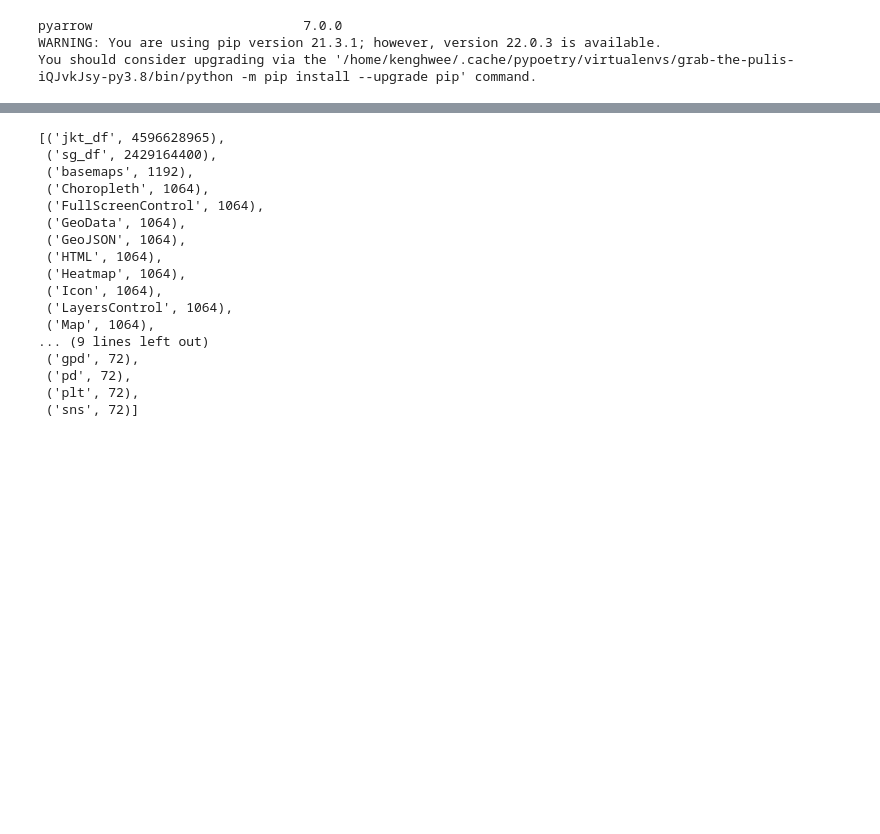
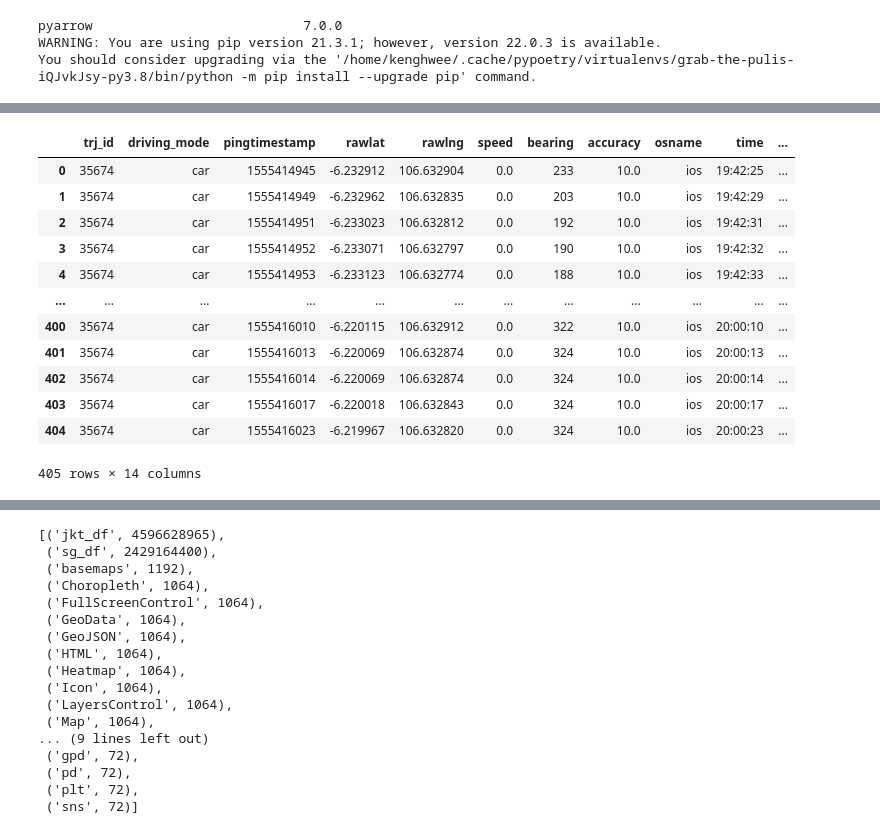
Before and after one commit to kenghweeng/Grab_The_Pulis, a Jupyter notebook: grabxpulis.ipynb, the cells around one changed output, grey strips where cells are left out. Cells and saved outputs as stored; diff of their text form; code cells hidden in the pictures; blank space fills up the shorter version.

```diff
--- a/grabxpulis.ipynb
+++ b/grabxpulis.ipynb
@@ -52,0 +85,16 @@ jkt_dfclean.to_feather('data/processed_jkt.ftr')
+# %%
+jkt_dfclean.loc[jkt_dfclean['trj_id'] == '35674']
+# %% [output]
+|  | trj_id | driving_mode | pingtimestamp | rawlat | rawlng | speed | bearing | accuracy | osname | time | ... |
+| 0 | 35674 | car | 1555414945 | -6.232912 | 106.632904 | 0.0 | 233 | 10.0 | ios | 19:42:25 | ... |
+| 1 | 35674 | car | 1555414949 | -6.232962 | 106.632835 | 0.0 | 203 | 10.0 | ios | 19:42:29 | ... |
+| 2 | 35674 | car | 1555414951 | -6.233023 | 106.632812 | 0.0 | 192 | 10.0 | ios | 19:42:31 | ... |
+| 3 | 35674 | car | 1555414952 | -6.233071 | 106.632797 | 0.0 | 190 | 10.0 | ios | 19:42:32 | ... |
+| 4 | 35674 | car | 1555414953 | -6.233123 | 106.632774 | 0.0 | 188 | 10.0 | ios | 19:42:33 | ... |
+| ... | ... | ... | ... | ... | ... | ... | ... | ... | ... | ... | ... |
+| 400 | 35674 | car | 1555416010 | -6.220115 | 106.632912 | 0.0 | 322 | 10.0 | ios | 20:00:10 | ... |
+| 401 | 35674 | car | 1555416013 | -6.220069 | 106.632874 | 0.0 | 324 | 10.0 | ios | 20:00:13 | ... |
+| 402 | 35674 | car | 1555416014 | -6.220069 | 106.632874 | 0.0 | 324 | 10.0 | ios | 20:00:14 | ... |
+| 403 | 35674 | car | 1555416017 | -6.220018 | 106.632843 | 0.0 | 324 | 10.0 | ios | 20:00:17 | ... |
+| 404 | 35674 | car | 1555416023 | -6.219967 | 106.632820 | 0.0 | 324 | 10.0 | ios | 20:00:23 | ... |
+405 rows × 14 columns
```
Also changed, not shown: parts of 9 cells of this notebook, 1 other file.
